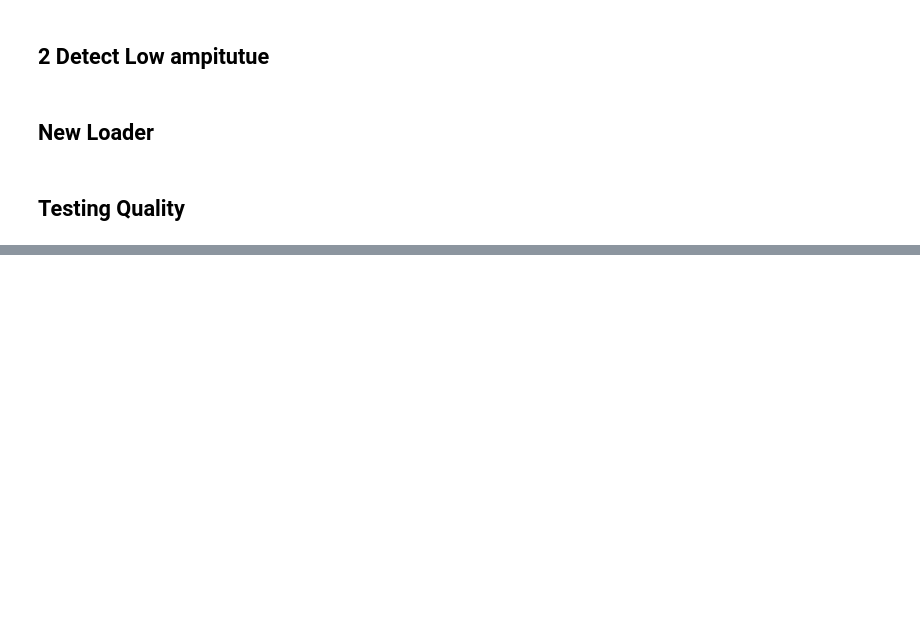
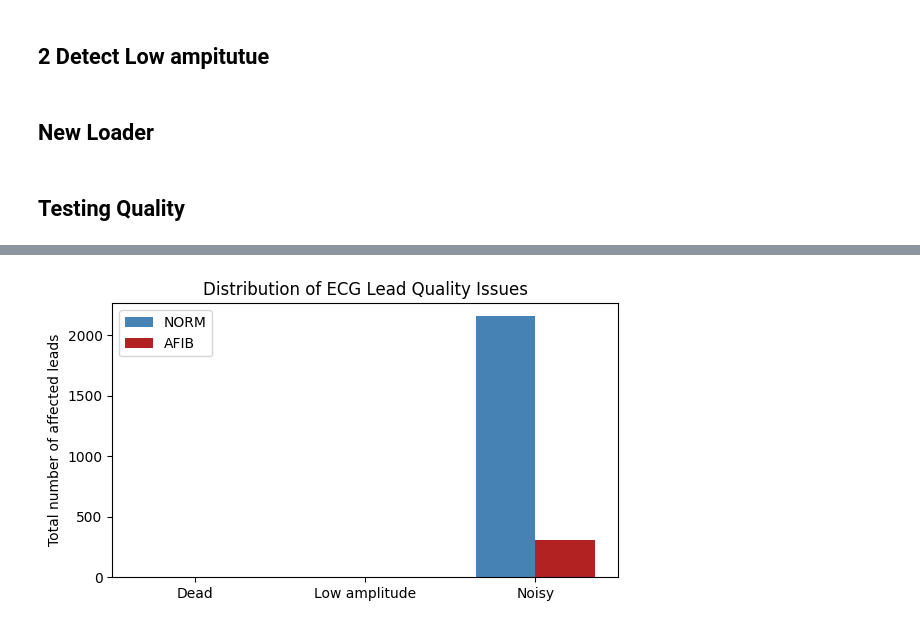
Before and after one commit to vlbthambawita/AF_detection_vs_freq, a Jupyter notebook: dataset-validation/validation_ptbxl_500hz.ipynb, the cells around one changed output, grey strips where cells are left out. Saved outputs shown, nothing was run; the diff lists cells and outputs as text; code cells hidden in the pictures; blank space fills up the shorter version.

```diff
--- a/dataset-validation/validation_ptbxl_500hz.ipynb
+++ b/dataset-validation/validation_ptbxl_500hz.ipynb
@@ -362,0 +415,30 @@ AttributeError: module 'numpy' has no attribute 'trapz'
+# %%
+labels = ["Dead", "Low amplitude", "Noisy"]
+
+norm_counts = [
+    df_norm["dead_leads"].sum(),
+    df_norm["low_amp_leads"].sum(),
+    df_norm["noisy_leads"].sum(),
+]
+
+afib_counts = [
+    df_afib["dead_leads"].sum(),
+    df_afib["low_amp_leads"].sum(),
+    df_afib["noisy_leads"].sum(),
+]
+
+x = np.arange(len(labels))
+width = 0.35
+
+plt.figure(figsize=(6, 3.5))
+plt.bar(x - width/2, norm_counts, width, label="NORM", color="steelblue")
+plt.bar(x + width/2, afib_counts, width, label="AFIB", color="firebrick")
+
+plt.xticks(x, labels)
+plt.ylabel("Total number of affected leads")
+plt.title("Distribution of ECG Lead Quality Issues")
+plt.legend()
+plt.tight_layout()
+plt.show()
+# %% [output]
+[figure, added]
```
Also changed, not shown: parts of 4 cells of this notebook.
